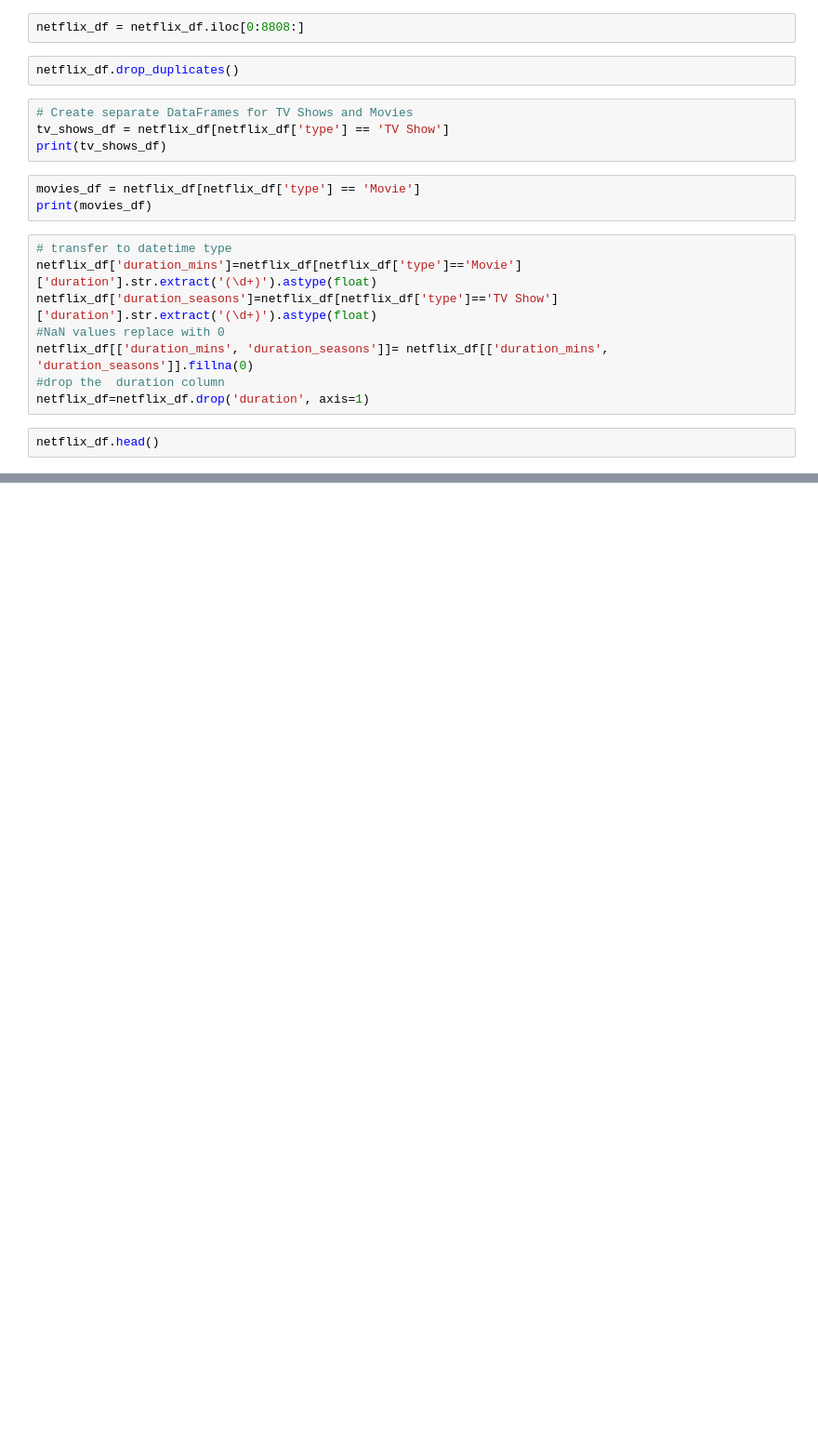
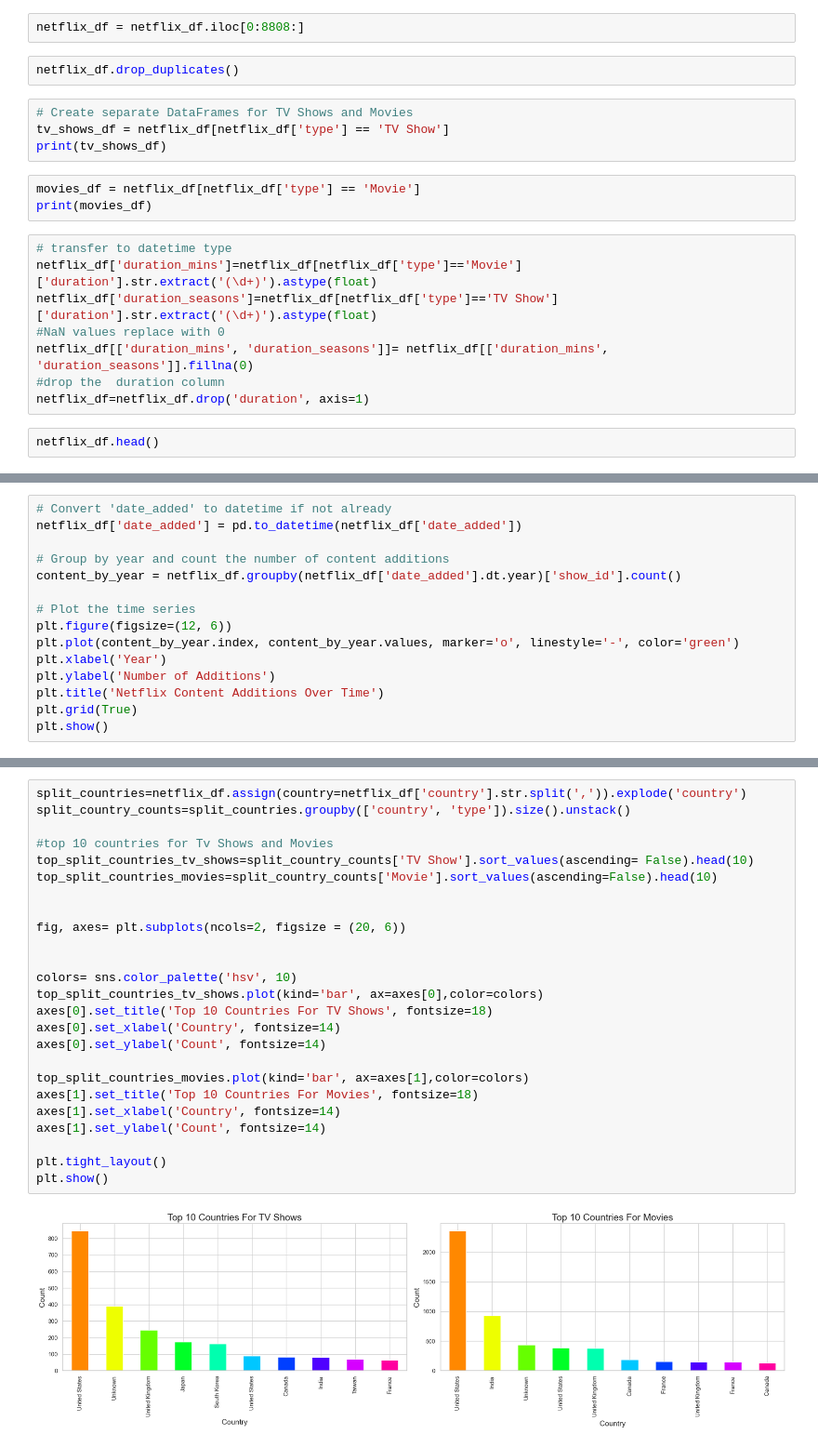
Before and after one commit to KgasagoGH/netflix_titles_edsa, a Jupyter notebook: netflix_titles.csv/notebook.ipynb, the cells around one changed output, grey strips where cells are left out. Shown at 93% size. Saved outputs shown, nothing was run; the diff lists cells and outputs as text; blank space fills up the shorter version.

Commit message:
complete visuals

```diff
--- a/netflix_titles.csv/notebook.ipynb
+++ b/netflix_titles.csv/notebook.ipynb
@@ -62,0 +78,15 @@ netflix_df.head()
+# %%
+# Convert 'date_added' to datetime if not already
+netflix_df['date_added'] = pd.to_datetime(netflix_df['date_added'])
+
+# Group by year and count the number of content additions
+content_by_year = netflix_df.groupby(netflix_df['date_added'].dt.year)['show_id'].count()
+
+# Plot the time series
+plt.figure(figsize=(12, 6))
+plt.plot(content_by_year.index, content_by_year.values, marker='o', linestyle='-', color='green')
+plt.xlabel('Year')
+plt.ylabel('Number of Additions')
+plt.title('Netflix Content Additions Over Time')
+plt.grid(True)
+plt.show()
@@ -62,0 +128,27 @@ netflix_df.head()
+# %%
+split_countries=netflix_df.assign(country=netflix_df['country'].str.split(',')).explode('country')
+split_country_counts=split_countries.groupby(['country', 'type']).size().unstack()
+
+#top 10 countries for Tv Shows and Movies
+top_split_countries_tv_shows=split_country_counts['TV Show'].sort_values(ascending= False).head(10)
+top_split_countries_movies=split_country_counts['Movie'].sort_values(ascending=False).head(10)
+
+
+fig, axes= plt.subplots(ncols=2, figsize = (20, 6))
+
+
+colors= sns.color_palette('hsv', 10)
+top_split_countries_tv_shows.plot(kind='bar', ax=axes[0],color=colors)
+axes[0].set_title('Top 10 Countries For TV Shows', fontsize=18)
+axes[0].set_xlabel('Country', fontsize=14)
+axes[0].set_ylabel('Count', fontsize=14)
+
+top_split_countries_movies.plot(kind='bar', ax=axes[1],color=colors)
+axes[1].set_title('Top 10 Countries For Movies', fontsize=18)
+axes[1].set_xlabel('Country', fontsize=14)
+axes[1].set_ylabel('Count', fontsize=14)
+
+plt.tight_layout()
+plt.show()
+# %% [output]
+[figure, added]
```
Also changed, not shown: parts of 6 cells of this notebook.
